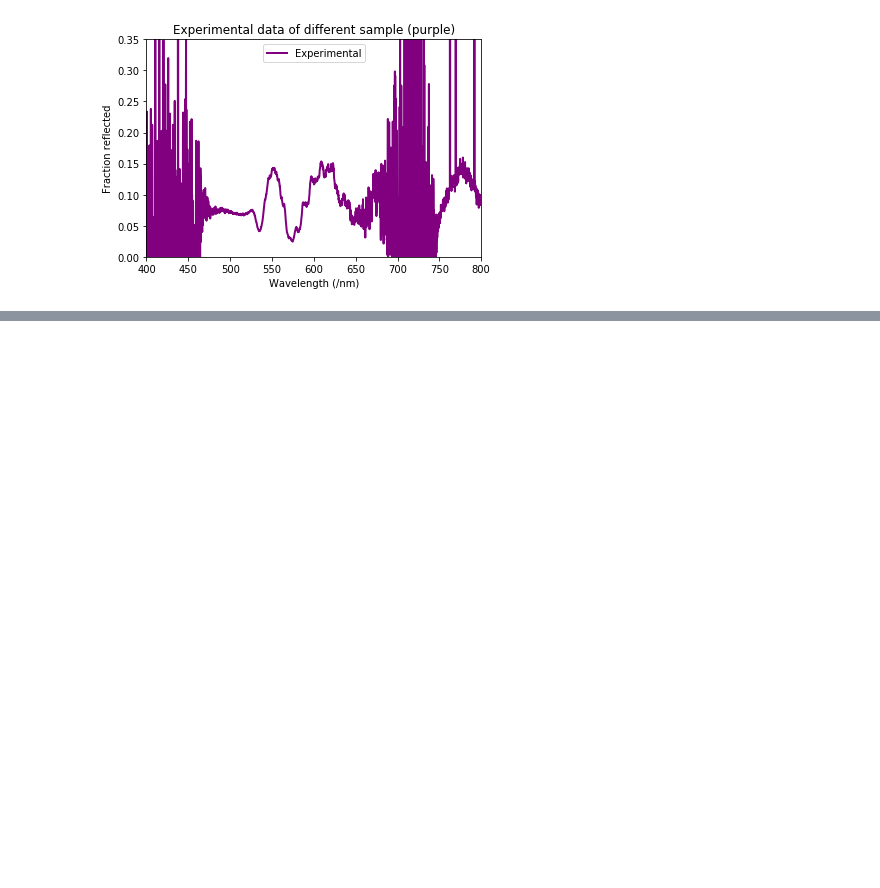
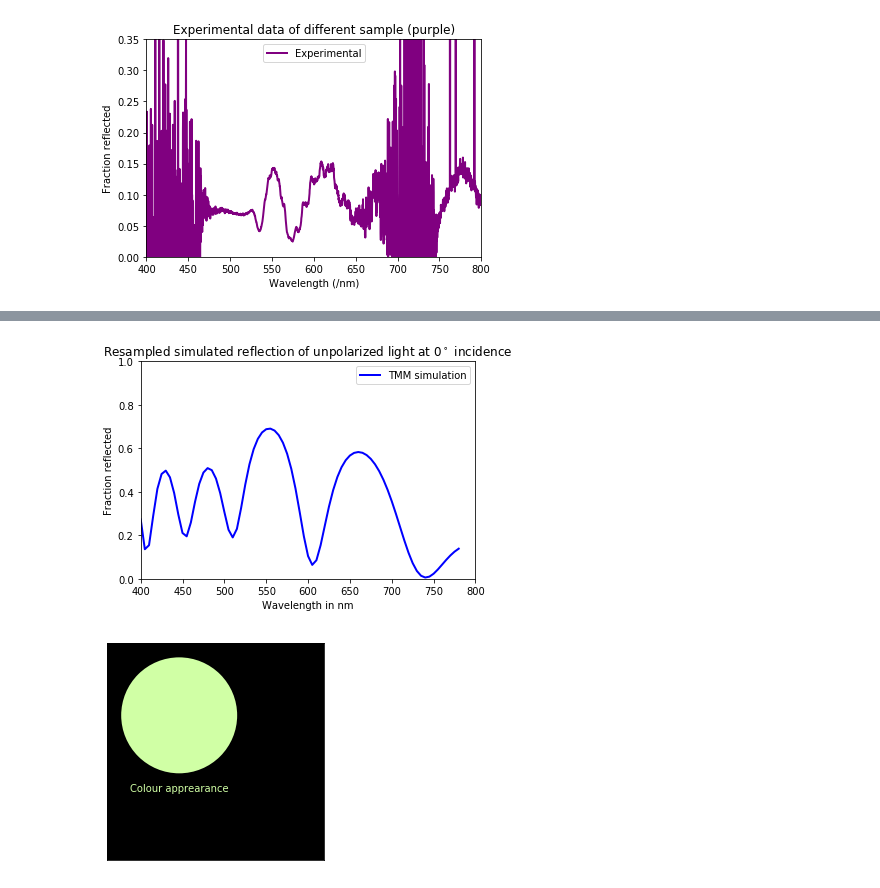
Before and after one commit to MakerTobey/Optics-Simulation-Transfer-Matrix-Approach, a Jupyter notebook: RockSimulation3.ipynb, the cells around one changed output, grey strips where cells are left out. Cells and saved outputs as stored; diff of their text form; code cells hidden in the pictures; blank space fills up the shorter version.

```diff
--- a/RockSimulation3.ipynb
+++ b/RockSimulation3.ipynb
@@ -299,0 +466,79 @@ np.savetxt(filepathRNA, RNAmeans, delimiter=",")
+# %%
+#Resample the elements corresponding to a colour tool and plot resulting colour
+#only works if intersection of wavelength arrays exsist
+
+Spectrum = RNAmeans[n,:]
+wlsSpec = lamb
+# plt.plot(wlsSpec,Spectrum,'blue',lw=2,label="TMM simulation")
+# plt.legend()
+# plt.xlabel('Wavelength in nm')
+# plt.ylabel('Fraction reflected')
+# plt.title('Simulated reflection of unpolarized light at 0$^\circ$ incidence')
+# plt.axis([400, 800, 0, 1])
+# plt.show()
+
+# The grid of visible wavelengths corresponding to the grid of colour-matching
+# functions used by the ColourSystem instance.
+wlsTool = np.arange(380., 781., 5)
+
+# An intersection of both lists, stored in `intersection`  #intersection = [[x for x in sublist if x in list1] for sublist in list2]
+# But here there are np arrays instead of lists, so, use boolean intersect:
+BoleanIntersection = np.in1d(wlsSpec, wlsTool)
+BoolIdx = np.nonzero(BoleanIntersection)
+wlsIntersec = wlsSpec[BoolIdx]
+SpecIntersec = Spectrum[BoolIdx]
+#add back values for 380 to 395nm!
+wlsIntersec = np.insert(wlsIntersec, 0, [380, 385, 390, 395])
+SpecIntersec = np.insert(SpecIntersec, 0, [0, 0, 0, 0])
+
+#plot intersected results
+plt.plot(wlsIntersec,SpecIntersec,'blue',lw=2,label="TMM simulation")
+plt.legend()
+plt.xlabel('Wavelength in nm')
+plt.ylabel('Fraction reflected')
+plt.title('Resampled simulated reflection of unpolarized light at 0$^\circ$ incidence')
+plt.axis([400, 800, 0, 1])
+plt.show()
+
+#call colour conversion function
+html_rgb = cs.spec_to_rgb(SpecIntersec, out_fmt='html')
+
+#plot the visual output colour as circle(s)
+fig, ax = plt.subplots()
+# Place and label a circle with the colour of a black body at temperature T
+x, y = 0 % 6, -(0 // 6)
+circle = Circle(xy=(x, y*1.2), radius=0.4, fc=html_rgb)
+ax.add_patch(circle)
+ax.annotate('Colour apprearance'.format(T), xy=(x, y*1.2-0.5), va='center', ha='center', color=html_rgb)
+# Set the limits and background colour; remove the ticks
+ax.set_xlim(-0.5,1)
+ax.set_ylim(-1, 0.5)
+ax.set_xticks([])
+ax.set_yticks([])
+ax.set_facecolor('k')
+# Make sure our circles are circular!
+ax.set_aspect("equal")
+plt.show()
+
+#test plot to see if the colour tool is working correctly
+# #vector with only one positive value (monochromatic)
+# testcolour = np.zeros_like(wlsTool)
+# testcolour[wlsTool==500] = 1
+# #print(testcolour)
+# html_rgb = cs.spec_to_rgb(testcolour, out_fmt='html')
+# fig, ax = plt.subplots()
+# x, y = 0 % 6, -(0 // 6)
+# circle = Circle(xy=(x, y*1.2), radius=0.4, fc=html_rgb)
+# ax.add_patch(circle)
+# ax.annotate('Colour apprearance'.format(T), xy=(x, y*1.2-0.5), va='center', ha='center', color=html_rgb)
+# ax.set_xlim(-0.5,1)
+# ax.set_ylim(-1, 0.5)
+# ax.set_xticks([])
+# ax.set_yticks([])
+# ax.set_facecolor('k')
+# ax.set_aspect("equal")
+# plt.show()
+# #it works :-)
+# %% [output]
+[figure, added]
+[figure, added]
```
Also changed, not shown: parts of 9 cells of this notebook, 12 other files.
